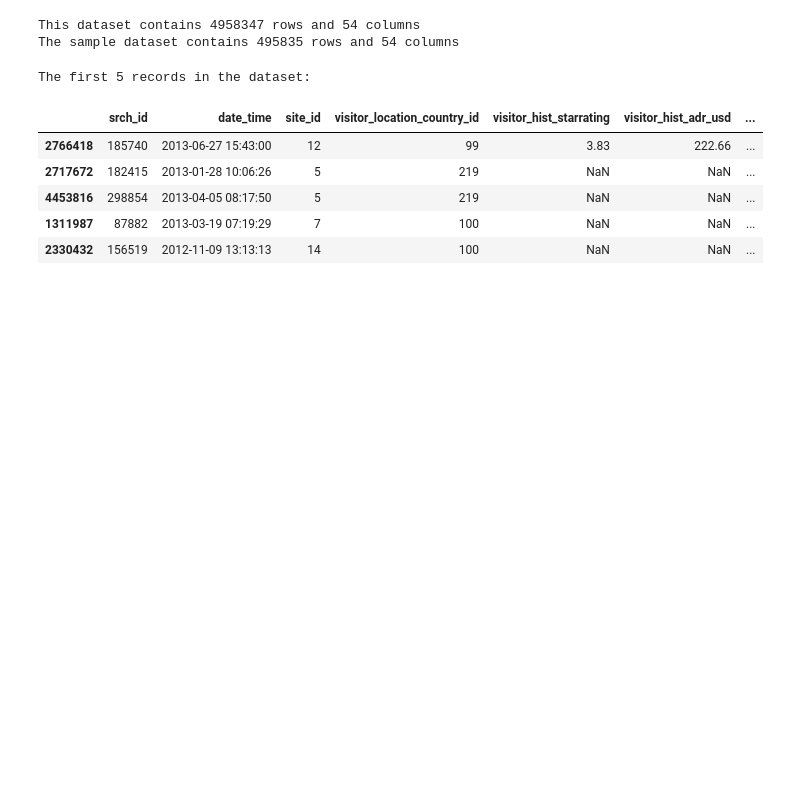
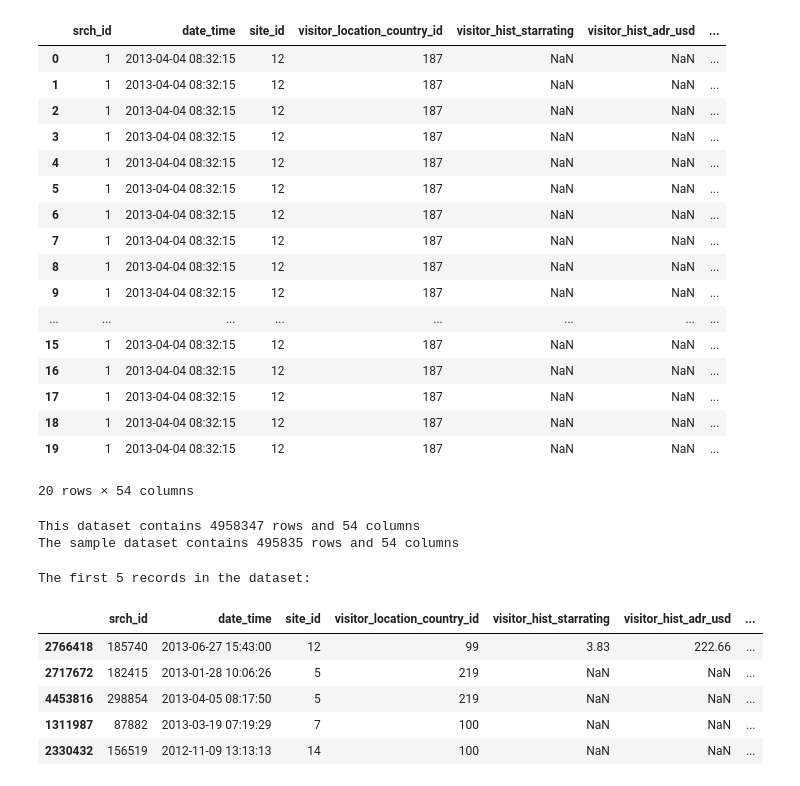
Before and after one commit to PimDijt/DMT, a Jupyter notebook: assignments/assignment2/explore.ipynb, the cells around one changed output. Cells and saved outputs as stored; diff of their text form; code cells hidden in the pictures; blank space fills up the shorter version.

```diff
--- a/assignments/assignment2/explore.ipynb
+++ b/assignments/assignment2/explore.ipynb
@@ -16,6 +16,27 @@ filename_train = "data/training_set_VU_DM_2014.csv"
 df_train = pd.read_csv(filename_train)
 # df_exp = df_train.
 # df_test = pd.read_csv(filename_test)
+# %%
+df_train.head(20)
+# %% [output]
+|  | srch_id | date_time | site_id | visitor_location_country_id | visitor_hist_starrating | visitor_hist_adr_usd | ... |
+| 0 | 1 | 2013-04-04 08:32:15 | 12 | 187 | NaN | NaN | ... |
+| 1 | 1 | 2013-04-04 08:32:15 | 12 | 187 | NaN | NaN | ... |
+| 2 | 1 | 2013-04-04 08:32:15 | 12 | 187 | NaN | NaN | ... |
+| 3 | 1 | 2013-04-04 08:32:15 | 12 | 187 | NaN | NaN | ... |
+| 4 | 1 | 2013-04-04 08:32:15 | 12 | 187 | NaN | NaN | ... |
+| 5 | 1 | 2013-04-04 08:32:15 | 12 | 187 | NaN | NaN | ... |
+| 6 | 1 | 2013-04-04 08:32:15 | 12 | 187 | NaN | NaN | ... |
+| 7 | 1 | 2013-04-04 08:32:15 | 12 | 187 | NaN | NaN | ... |
+| 8 | 1 | 2013-04-04 08:32:15 | 12 | 187 | NaN | NaN | ... |
+| 9 | 1 | 2013-04-04 08:32:15 | 12 | 187 | NaN | NaN | ... |
+| ... | ... | ... | ... | ... | ... | ... | ... |
+| 15 | 1 | 2013-04-04 08:32:15 | 12 | 187 | NaN | NaN | ... |
+| 16 | 1 | 2013-04-04 08:32:15 | 12 | 187 | NaN | NaN | ... |
+| 17 | 1 | 2013-04-04 08:32:15 | 12 | 187 | NaN | NaN | ... |
+| 18 | 1 | 2013-04-04 08:32:15 | 12 | 187 | NaN | NaN | ... |
+| 19 | 1 | 2013-04-04 08:32:15 | 12 | 187 | NaN | NaN | ... |
+20 rows × 54 columns
 # %%
 df_sample = df_train.sample(frac=0.1)
 # %%
```
Also changed, not shown: parts of 1 cell of this notebook.
